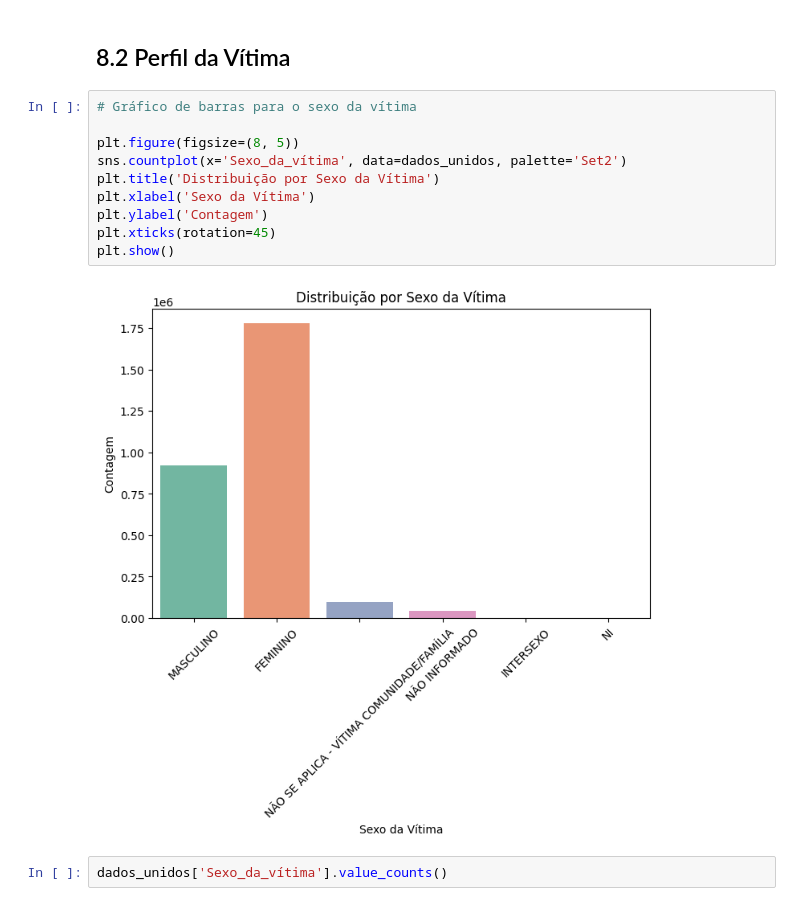
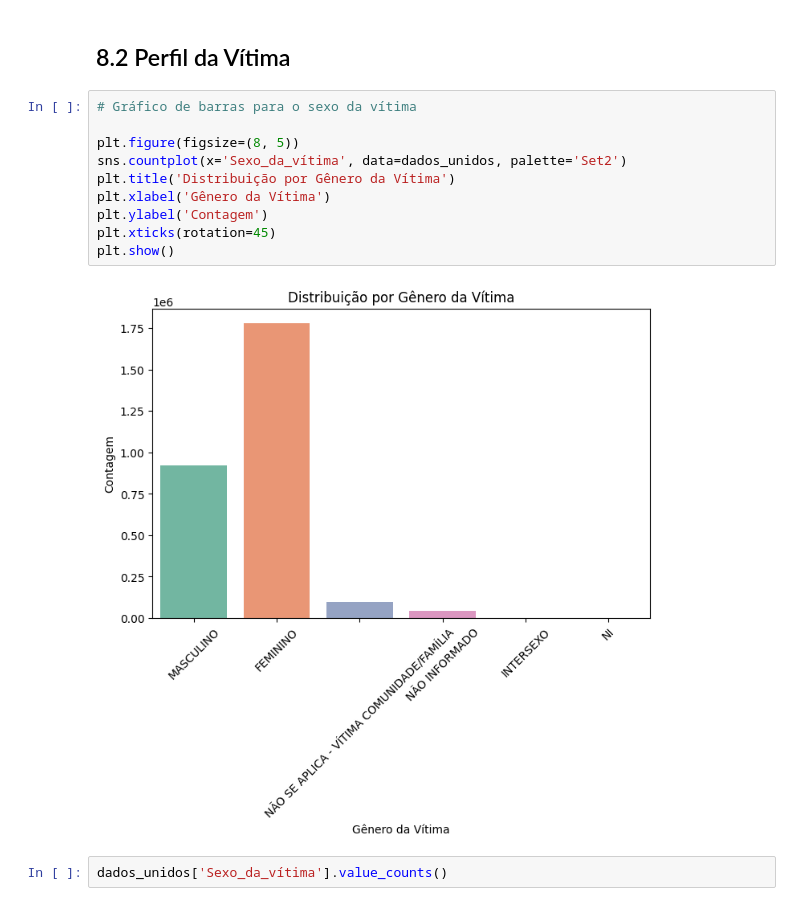
Before and after one commit to LerinaMM/central_de_atendimento_a_mulher, a Jupyter notebook: violencia_contra_mulher_3.ipynb, the cells around one changed output. Cells and saved outputs as stored; diff of their text form.

```diff
--- a/violencia_contra_mulher_3.ipynb
+++ b/violencia_contra_mulher_3.ipynb
@@ -324,15 +341,15 @@ Dessa forma, podemos explorar mais os outros canais, principalmente por whatsapp
 # %%
 # Gráfico de barras para o sexo da vítima
 
 plt.figure(figsize=(8, 5))
 sns.countplot(x='Sexo_da_vítima', data=dados_unidos, palette='Set2')
-plt.title('Distribuição por Sexo da Vítima')
-plt.xlabel('Sexo da Vítima')
+plt.title('Distribuição por Gênero da Vítima')
+plt.xlabel('Gênero da Vítima')
 plt.ylabel('Contagem')
 plt.xticks(rotation=45)
 plt.show()
 # %% [output]
-[figure, old version]
+[figure, new version]
 # %%
 dados_unidos['Sexo_da_vítima'].value_counts()
 # %% [output]
```
Also changed, not shown: parts of 18 cells of this notebook.
